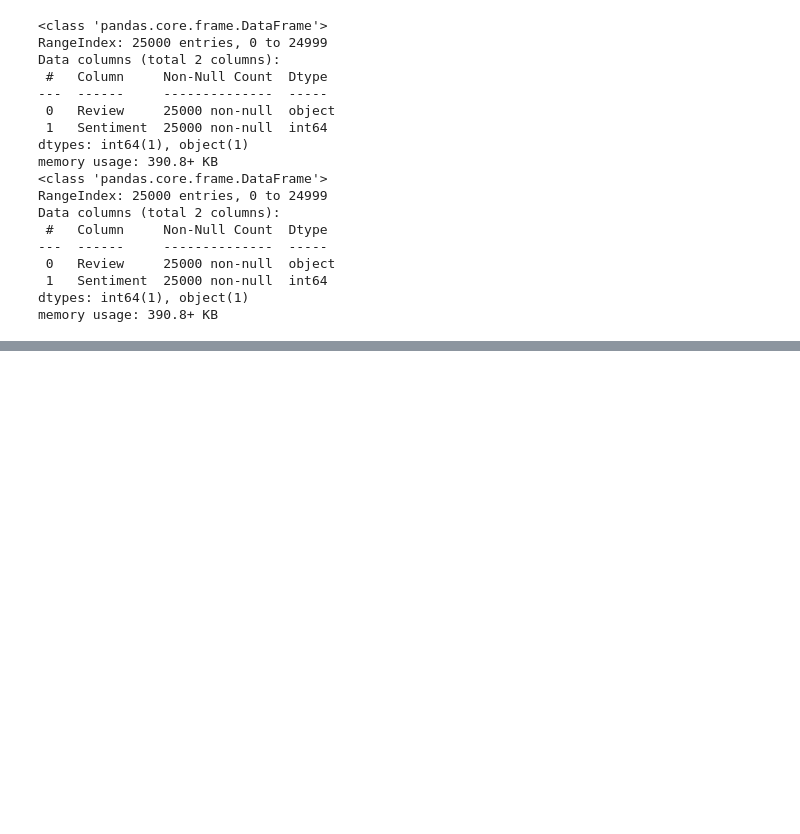
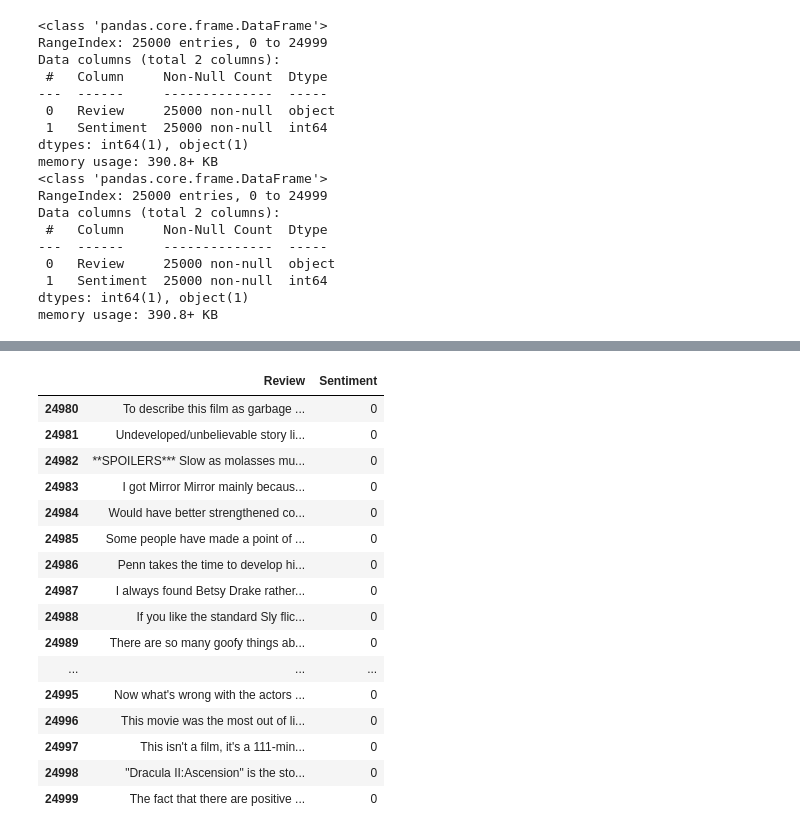
Before and after one commit to 27Swa/IMDB-Movie-Reviews, a Jupyter notebook: Untitled.ipynb, the cells around one changed output, grey strips where cells are left out. Cells and saved outputs as stored; diff of their text form; code cells hidden in the pictures; blank space fills up the shorter version.

```diff
--- a/Untitled.ipynb
+++ b/Untitled.ipynb
@@ -85,0 +118,20 @@ memory usage: 390.8+ KB
+# %%
+train_df.tail(20)
+# %% [output]
+|  | Review | Sentiment |
+| 24980 | To describe this film as garbage ... | 0 |
+| 24981 | Undeveloped/unbelievable story li... | 0 |
+| 24982 | **SPOILERS*** Slow as molasses mu... | 0 |
+| 24983 | I got Mirror Mirror mainly becaus... | 0 |
+| 24984 | Would have better strengthened co... | 0 |
+| 24985 | Some people have made a point of ... | 0 |
+| 24986 | Penn takes the time to develop hi... | 0 |
+| 24987 | I always found Betsy Drake rather... | 0 |
+| 24988 | If you like the standard Sly flic... | 0 |
+| 24989 | There are so many goofy things ab... | 0 |
+| ... | ... | ... |
+| 24995 | Now what's wrong with the actors ... | 0 |
+| 24996 | This movie was the most out of li... | 0 |
+| 24997 | This isn't a film, it's a 111-min... | 0 |
+| 24998 | "Dracula II:Ascension" is the sto... | 0 |
+| 24999 | The fact that there are positive ... | 0 |
```
Also changed, not shown: parts of 6 cells of this notebook.
